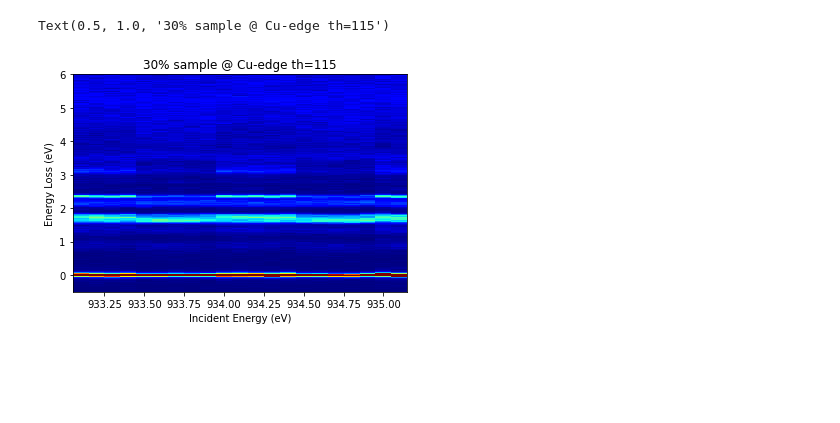
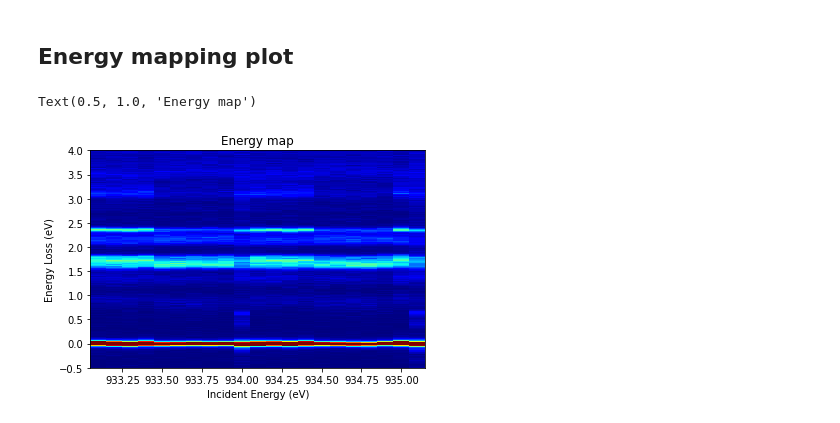
Before and after one commit to Coolphy/ADRESS_RIXS, a Jupyter notebook: plotRIXS.ipynb, the cells around one changed output. Drawn from its saved outputs; the diff is of its cells as text; code cells hidden in the pictures; blank space fills up the shorter version.

```diff
--- a/plotRIXS.ipynb
+++ b/plotRIXS.ipynb
@@ -14,7 +10,13 @@ energyDispersion = 0.005356 #eV/subpixel
+# %%
+inputFilePath = 'C:\\Researches\\Data\\CrBr3\\202110\\RIXS\\'
+base = 'Cr'
+energyDispersion = 0.005356 #eV/subpixel
+dataLength = 2000   #subpixels
 # %%
 def xCorr(refData, uncorrData):
-    corr = signal.correlate(refData[1950:2050], uncorrData[1950:2050])
-    lags = signal.correlation_lags(len(refData[1950:2050]), len(uncorrData[1950:2050]))
+    global dataLength
+    corr = signal.correlate(refData[(dataLength-50):(dataLength+50)], uncorrData[(dataLength-50):(dataLength+50)])  # just consider elastic peak
+    lags = signal.correlation_lags(len(refData[(dataLength-50):(dataLength+50)]), len(uncorrData[(dataLength-50):(dataLength+50)]))
     lag = lags[np.argmax(corr)]
     corrData = np.roll(uncorrData, lag)
     return corrData
@@ -22,12 +24,13 @@ def xCorr(refData, uncorrData):
 def elasticShift(pixelData):
 
     global energyDispersion
+    global dataLength
 
-    peaks, _ = signal.find_peaks(pixelData,height=20,width=5)
+    peaks, _ = signal.find_peaks(pixelData,height=20,width=10)   #height and width of the elastic peak
     xdataPixel = np.arange(len(pixelData))
 
-    xdataPixel = xdataPixel[(peaks[-1]-2000):(peaks[-1]+200)]
-    energyData = pixelData[(peaks[-1]-2000):(peaks[-1]+200)]
+    xdataPixel = xdataPixel[(peaks[-1]-dataLength):(peaks[-1]+100)]   #data length picked
+    energyData = pixelData[(peaks[-1]-dataLength):(peaks[-1]+100)]    #need to be changed with the zero list
 
     xDataEnergy = (xdataPixel - peaks[-1]) * energyDispersion * -1
 
@@ -58,10 +61,23 @@ def getdata(scannumber):
     [_,data2] = elasticShift(ccd2)
     [_,data3] = elasticShift(ccd3)
 
-    data1=xCorr(data2,data1)
+    data1=xCorr(data2,data1)    #xCorr(refData, uncorrData)
     data3=xCorr(data2,data3)
 
     tempData = (data1+data2+data3)/3
     data = [xdata,tempData]
 
     return data
+
+def combineData(scans):
+    sumData = np.zeros(dataLength+100)    #only change with the picked-up data length
+    for i,s in enumerate(scans):
+        [xData,oneData] = getdata(s)
+        if i == 0:
+            refData = oneData
+        else:
+            oneData = xCorr(refData,oneData)    #xCorr(refData, uncorrData):
+        sumData = sumData+oneData
+    aveData = sumData/len(scans)
+
+    return [xData,aveData]
@@ -123,23 +137,25 @@ plt.legend(loc='upper right')
+# %% [markdown]
+## Energy mapping plot
 # %%
 fig = plt.figure()
 
 scans = np.arange(31,51+1)
 Ei = np.arange(933.1,935.1+0.05,0.1)
 eiNum = len(scans)
 
-matrixData = np.zeros((2200, eiNum))
+matrixData = np.zeros(((dataLength+100), eiNum))
 
 for i,s in enumerate(scans):
     [Eloss,oneData] = getdata(s)
     matrixData[:,i] = oneData.T
 
 X,Y = np.meshgrid(Ei,Eloss)
 
 plt.pcolormesh(X,Y,matrixData,shading='auto',cmap='jet',vmax=150)
-plt.ylim([-0.5,10])
+plt.ylim([-0.5,4])
 plt.xlabel('Incident Energy (eV)')
 plt.ylabel('Energy Loss (eV)')
-plt.title('30% sample @ Cu-edge th=115')
+plt.title('Energy map')
 # %% [output]
-Text(0.5, 1.0, '30% sample @ Cu-edge th=115')
+Text(0.5, 1.0, 'Energy map')
-[figure, old version]
+[figure, new version]
```
Also changed, not shown: parts of 9 cells of this notebook.
